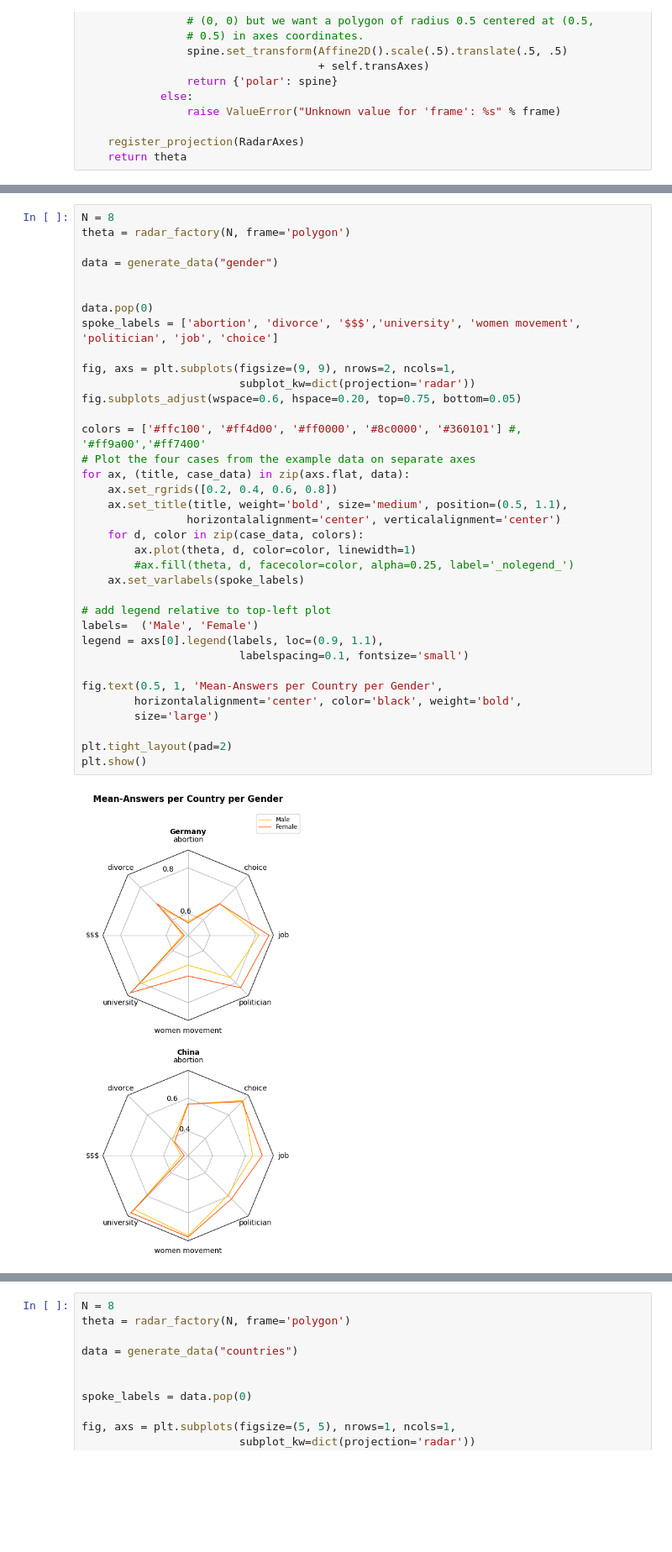
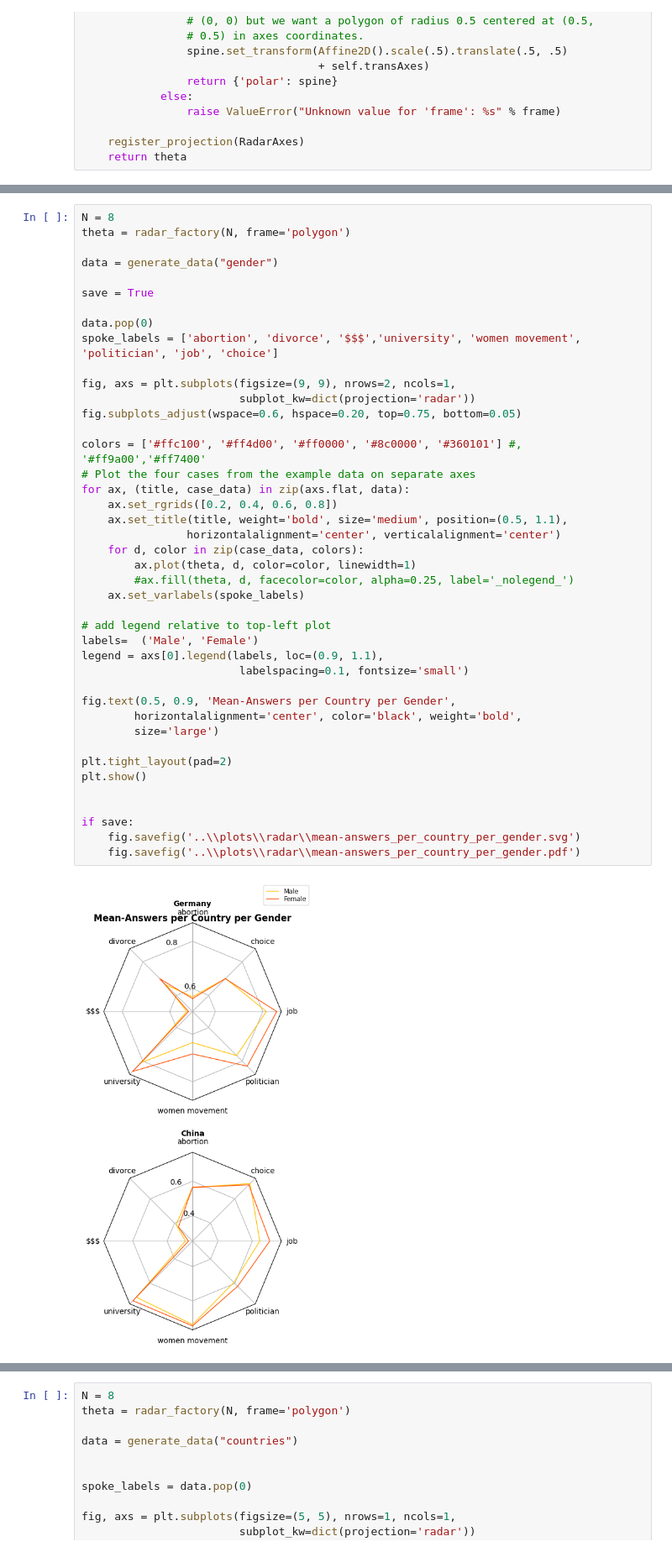
Before and after one commit to BeTheMaster/WorldGenderValues, a Jupyter notebook: src/02_visualize_country_characteristics.ipynb, the cells around one changed output, grey strips where cells are left out. Shown at 84% size. Drawn from its saved outputs; the diff is of its cells as text; blank space fills up the shorter version.

Commit message:
updated radar

```diff
--- a/src/02_visualize_country_characteristics.ipynb
+++ b/src/02_visualize_country_characteristics.ipynb
@@ -261,35 +261,41 @@ theta = radar_factory(N, frame='polygon')
 
 data = generate_data("gender")
 
+save = True
 
 data.pop(0)
 spoke_labels = ['abortion', 'divorce', '$$$','university', 'women movement', 'politician', 'job', 'choice']
 
 fig, axs = plt.subplots(figsize=(9, 9), nrows=2, ncols=1,
                         subplot_kw=dict(projection='radar'))
 fig.subplots_adjust(wspace=0.6, hspace=0.20, top=0.75, bottom=0.05)
 
 colors = ['#ffc100', '#ff4d00', '#ff0000', '#8c0000', '#360101'] #, '#ff9a00','#ff7400'
 # Plot the four cases from the example data on separate axes
 for ax, (title, case_data) in zip(axs.flat, data):
     ax.set_rgrids([0.2, 0.4, 0.6, 0.8])
     ax.set_title(title, weight='bold', size='medium', position=(0.5, 1.1),
                 horizontalalignment='center', verticalalignment='center')
     for d, color in zip(case_data, colors):
         ax.plot(theta, d, color=color, linewidth=1)
         #ax.fill(theta, d, facecolor=color, alpha=0.25, label='_nolegend_')
     ax.set_varlabels(spoke_labels)
 
 # add legend relative to top-left plot
 labels=  ('Male', 'Female')
 legend = axs[0].legend(labels, loc=(0.9, 1.1),
                         labelspacing=0.1, fontsize='small')
 
-fig.text(0.5, 1, 'Mean-Answers per Country per Gender',
+fig.text(0.5, 0.9, 'Mean-Answers per Country per Gender',
         horizontalalignment='center', color='black', weight='bold',
         size='large')
 
 plt.tight_layout(pad=2)
 plt.show()
+
+
+if save:
+    fig.savefig('..\\plots\\radar\\mean-answers_per_country_per_gender.svg')
+    fig.savefig('..\\plots\\radar\\mean-answers_per_country_per_gender.pdf')
 # %% [output]
-[figure, old version]
+[figure, new version]
```
Also changed, not shown: parts of 2 cells of this notebook, 2 other files.
